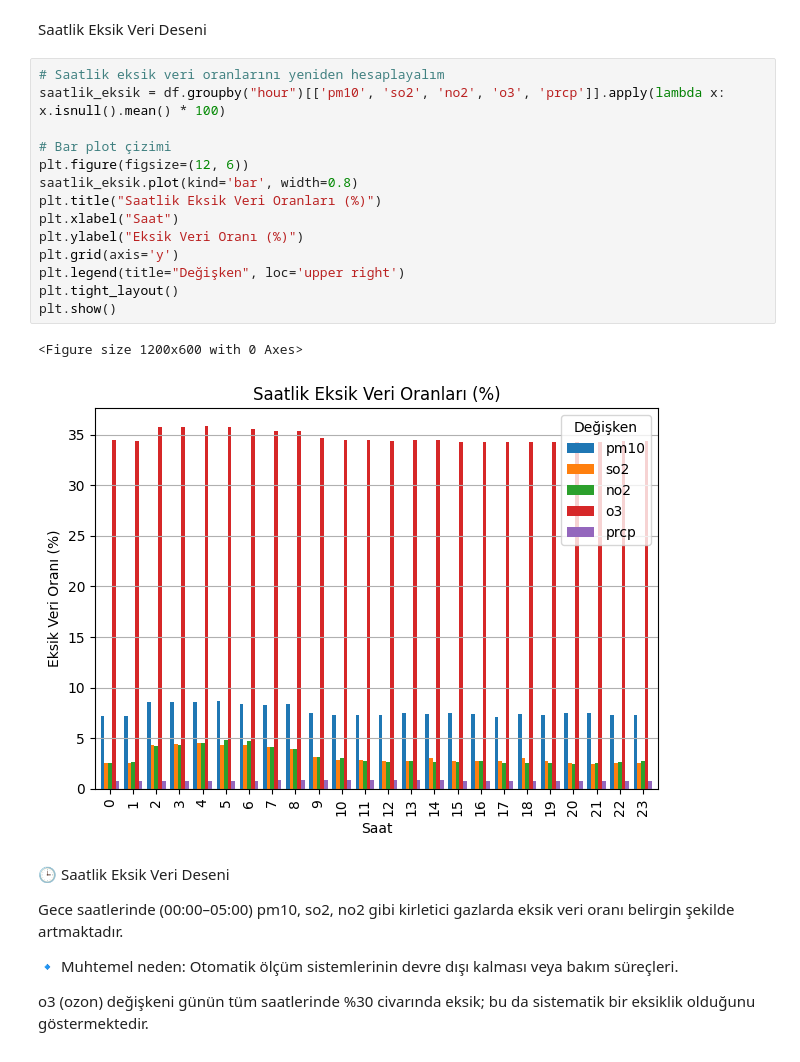
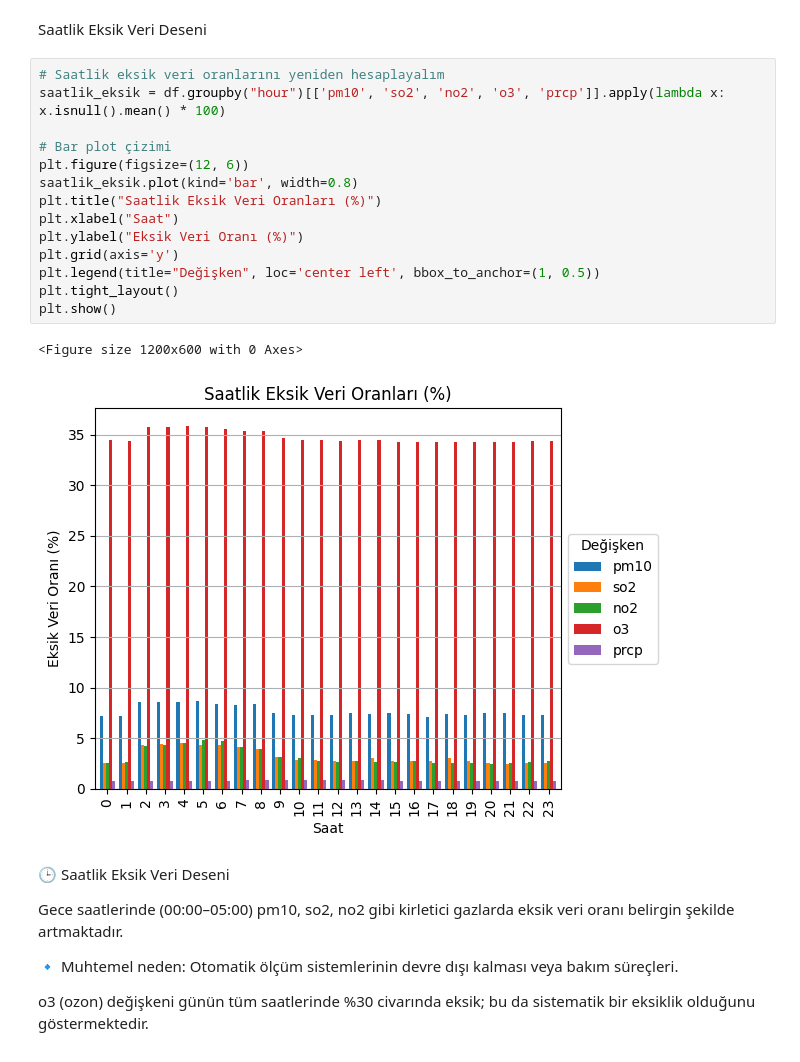
Before and after one commit to FatihKarabas/AI-WORKS, a Jupyter notebook: Bandırma_AirQualityIndex_AQI.ipynb, the cells around one changed output. Cells and saved outputs as stored; diff of their text form.

```diff
--- a/Bandırma_AirQualityIndex_AQI.ipynb
+++ b/Bandırma_AirQualityIndex_AQI.ipynb
@@ -334,20 +334,20 @@ EKSİK VERİLERİN ZAMAN DESENİ
 # %%
 # Saatlik eksik veri oranlarını yeniden hesaplayalım
 saatlik_eksik = df.groupby("hour")[['pm10', 'so2', 'no2', 'o3', 'prcp']].apply(lambda x: x.isnull().mean() * 100)
 
 # Bar plot çizimi
 plt.figure(figsize=(12, 6))
 saatlik_eksik.plot(kind='bar', width=0.8)
 plt.title("Saatlik Eksik Veri Oranları (%)")
 plt.xlabel("Saat")
 plt.ylabel("Eksik Veri Oranı (%)")
 plt.grid(axis='y')
-plt.legend(title="Değişken", loc='upper right')
+plt.legend(title="Değişken", loc='center left', bbox_to_anchor=(1, 0.5))
 plt.tight_layout()
 plt.show()
 # %% [output]
 <Figure size 1200x600 with 0 Axes>
-[figure, old version]
+[figure, new version]
 # %% [markdown]
 🕒 Saatlik Eksik Veri Deseni
 
```
Also changed, not shown: parts of 101 cells of this notebook.
